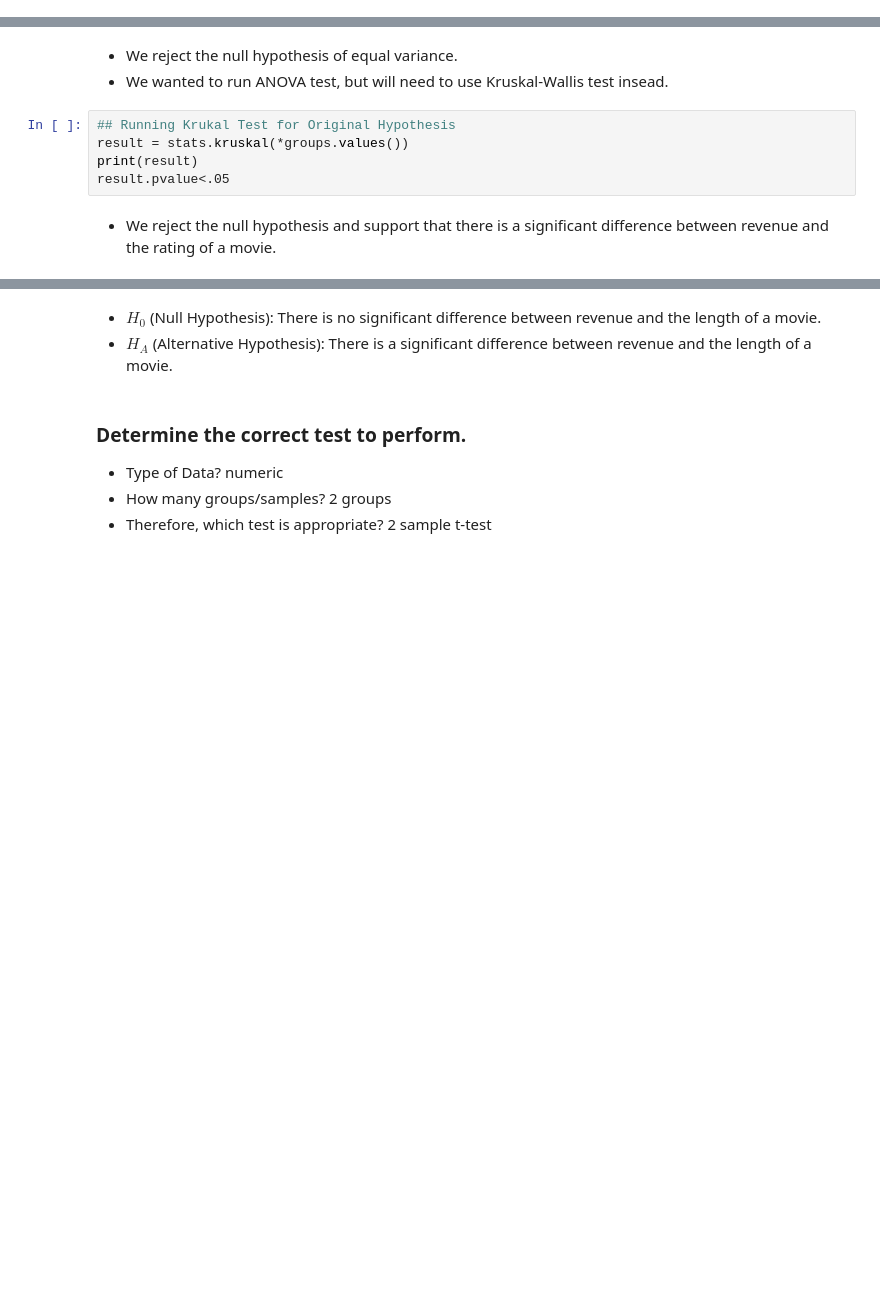
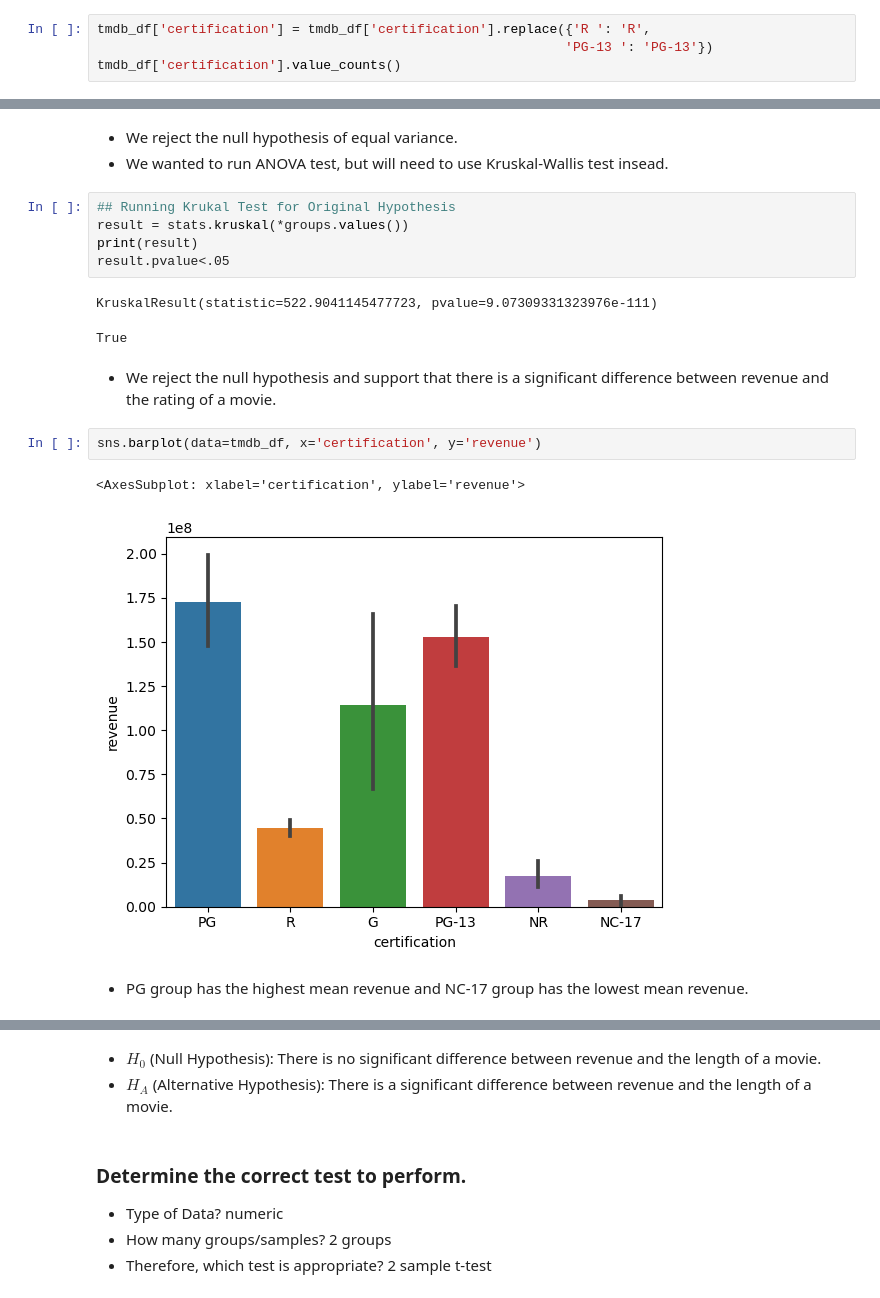
Before and after one commit to Beagan19/IMBD-movie-database, a Jupyter notebook: IMDB movie database pt. 4.ipynb, the cells around one changed output, grey strips where cells are left out. Cells and saved outputs as stored; diff of their text form; blank space fills up the shorter version.

```diff
--- a/IMDB movie database pt. 4.ipynb
+++ b/IMDB movie database pt. 4.ipynb
@@ -73,0 +89,4 @@ tmdb_df = tmdb_df[tmdb_df.revenue !=0]
+# %%
+tmdb_df['certification'] = tmdb_df['certification'].replace({'R ': 'R',
+                                                            'PG-13 ': 'PG-13'})
+tmdb_df['certification'].value_counts()
@@ -141,5 +186,15 @@ print(result)
 result = stats.kruskal(*groups.values())
 print(result)
 result.pvalue<.05
+# %% [output]
+KruskalResult(statistic=522.9041145477723, pvalue=9.07309331323976e-111)
+True
 # %% [markdown]
 - We reject the null hypothesis and support that there is a significant difference between revenue and the rating of a movie.
+# %%
+sns.barplot(data=tmdb_df, x='certification', y='revenue')
+# %% [output]
+<AxesSubplot: xlabel='certification', ylabel='revenue'>
+[figure, added]
+# %% [markdown]
+- PG group has the highest mean revenue and NC-17 group has the lowest mean revenue.
```
Also changed, not shown: parts of 35 cells of this notebook.
